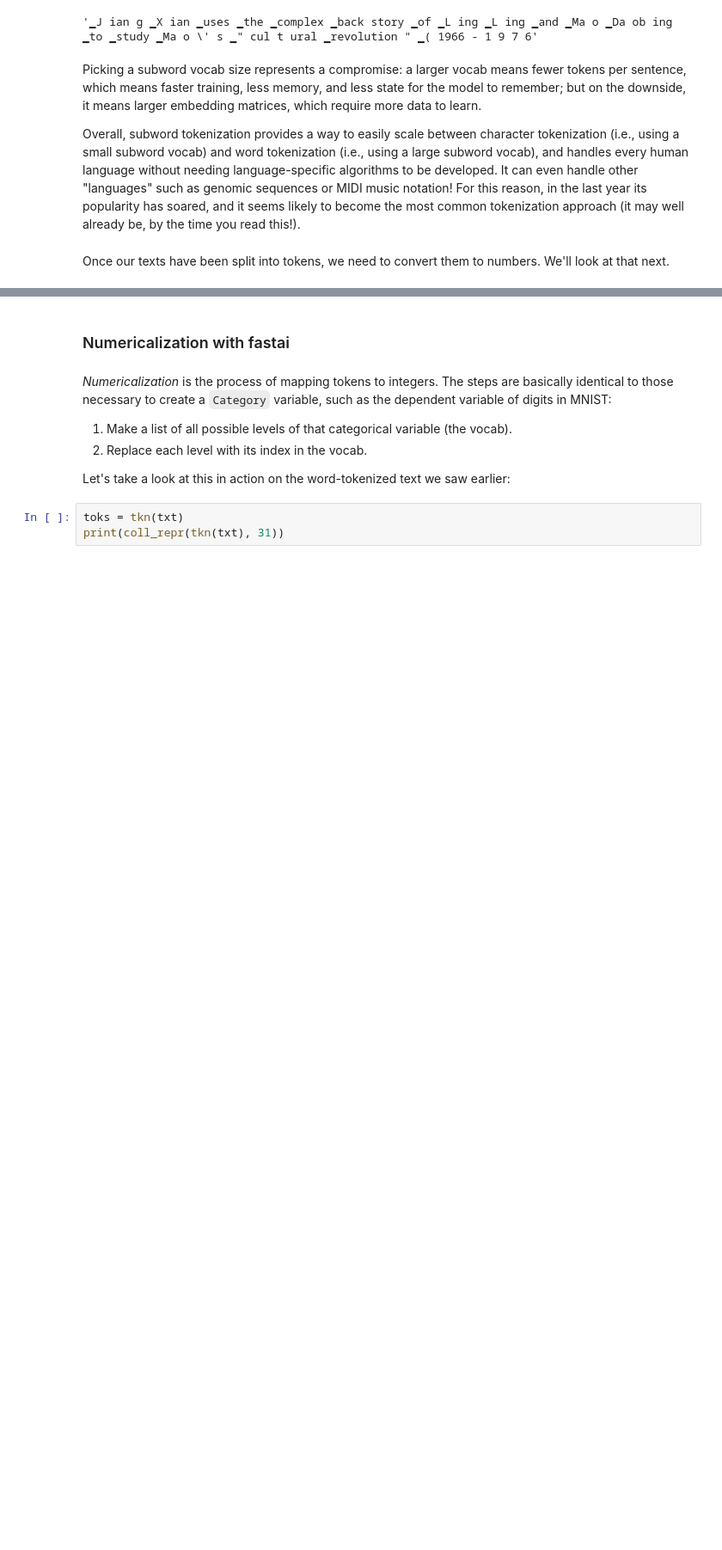
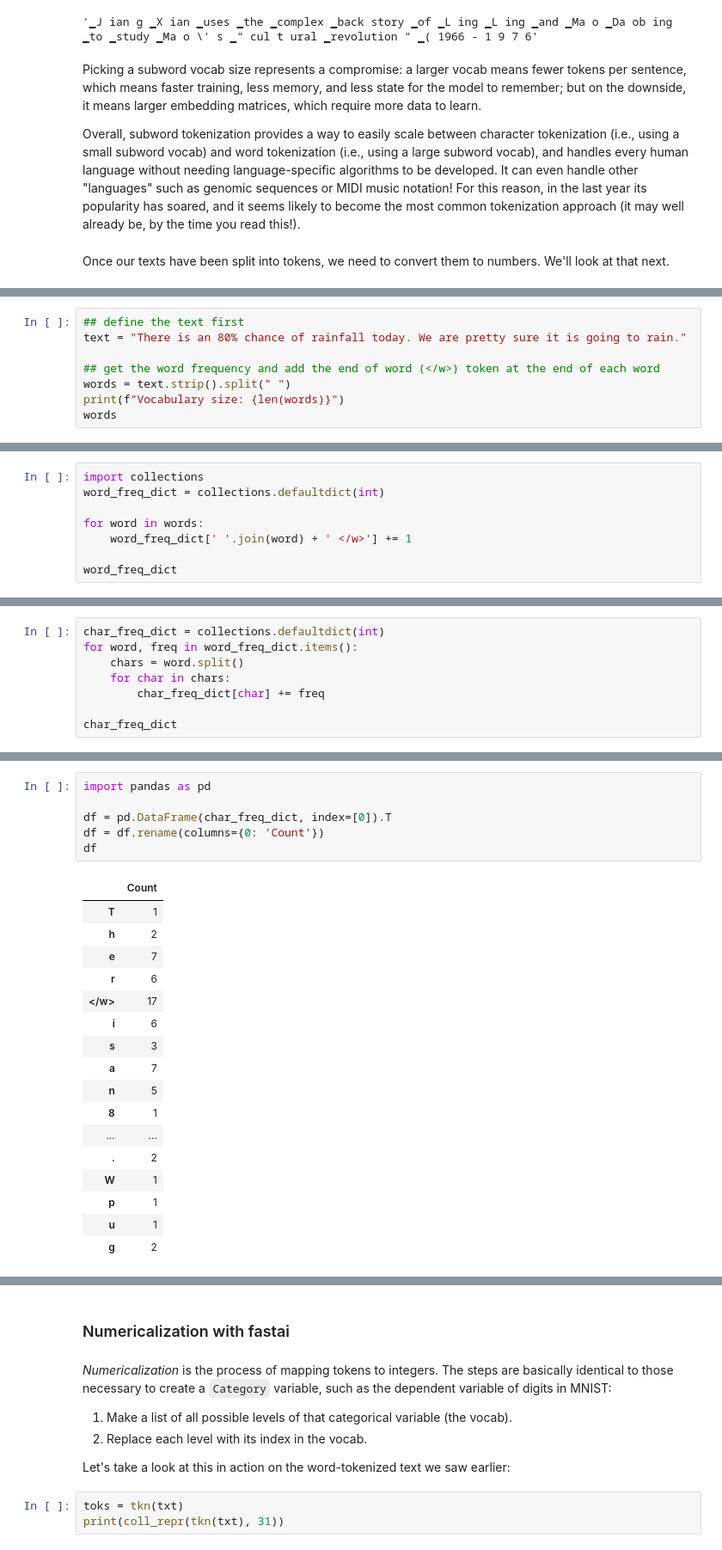
Before and after one commit to tdekelver-bd/Intro-to-DL-BD-2023, a Jupyter notebook: intro-dl-day2-1-intro-to-nlp.ipynb, the cells around one changed output, grey strips where cells are left out. Shown at 86% size. Drawn from its saved outputs; the diff is of its cells as text; blank space fills up the shorter version.

```diff
--- a/intro-dl-day2-1-intro-to-nlp.ipynb
+++ b/intro-dl-day2-1-intro-to-nlp.ipynb
@@ -249,0 +268,8 @@ Once our texts have been split into tokens, we need to convert them to numbers.
+# %%
+## define the text first
+text = "There is an 80% chance of rainfall today. We are pretty sure it is going to rain."
+
+## get the word frequency and add the end of word (</w>) token at the end of each word
+words = text.strip().split(" ")
+print(f"Vocabulary size: {len(words)}")
+words
@@ -249,0 +295,8 @@ Once our texts have been split into tokens, we need to convert them to numbers.
+# %%
+import collections
+word_freq_dict = collections.defaultdict(int)
+
+for word in words:
+    word_freq_dict[' '.join(word) + ' </w>'] += 1
+
+word_freq_dict
@@ -249,0 +323,8 @@ Once our texts have been split into tokens, we need to convert them to numbers.
+# %%
+char_freq_dict = collections.defaultdict(int)
+for word, freq in word_freq_dict.items():
+    chars = word.split()
+    for char in chars:
+        char_freq_dict[char] += freq
+
+char_freq_dict
@@ -249,0 +349,24 @@ Once our texts have been split into tokens, we need to convert them to numbers.
+# %%
+import pandas as pd
+
+df = pd.DataFrame(char_freq_dict, index=[0]).T
+df = df.rename(columns={0: 'Count'})
+df
+# %% [output]
+|  | Count |
+| T | 1 |
+| h | 2 |
+| e | 7 |
+| r | 6 |
+| </w> | 17 |
+| i | 6 |
+| s | 3 |
+| a | 7 |
+| n | 5 |
+| 8 | 1 |
+| ... | ... |
+| . | 2 |
+| W | 1 |
+| p | 1 |
+| u | 1 |
+| g | 2 |
```
Also changed, not shown: parts of 12 cells of this notebook.
